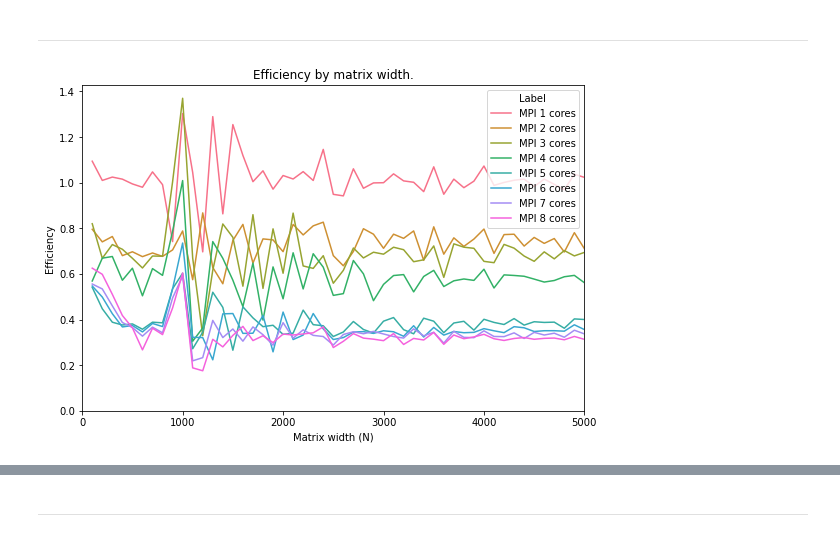
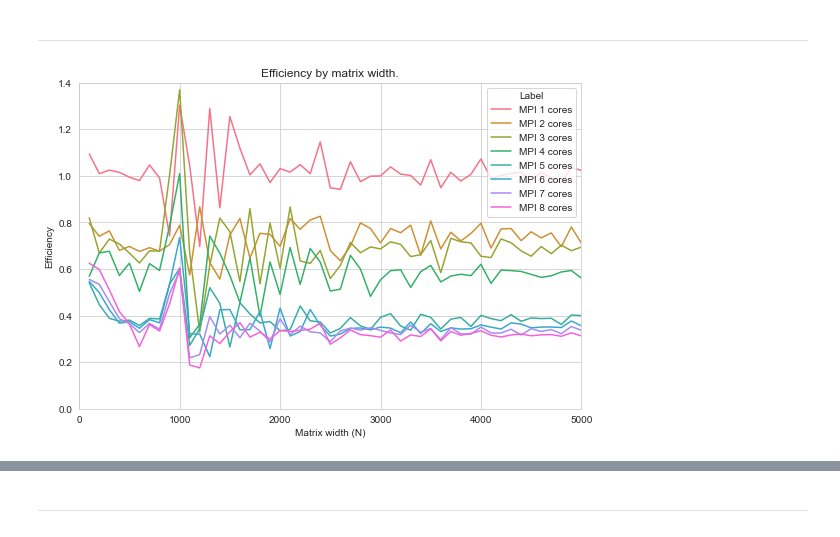
Before and after one commit to JordyAaldering/Parallel-Computing, a Jupyter notebook: Project03/Evaluation/Evaluation.ipynb, the cells around one changed output, grey strips where cells are left out. Saved outputs shown, nothing was run; the diff lists cells and outputs as text; code cells hidden in the pictures.

```diff
--- a/Project03/Evaluation/Evaluation.ipynb
+++ b/Project03/Evaluation/Evaluation.ipynb
@@ -6,2 +4,5 @@ import seaborn as sns
+# %%
+import seaborn as sns
+sns.set_style("whitegrid")
 # %%
 import matplotlib as mpl
@@ -212,20 +216,20 @@ plt.show()
 # %%
 plt.figure(figsize=(9, 6))
 
 ax = sns.lineplot(x="N", y="Efficiency", hue="Label", data=mpi_avg)
 
 ax.set_title("Efficiency by matrix width.")
 ax.set_xlabel("Matrix width (N)")
 ax.set_ylabel("Efficiency")
 
 ax.set_xlim(0, 5000)
-ax.set_ylim(bottom=0)
+ax.set_ylim(0.0, 1.4)
 plt.legend(loc="upper right")
 
 plt.savefig("efficiency-line.png", format="png", bbox_inches="tight")
 plt.show()
 # %% [output]
-[figure, old version]
+[figure, new version]
 # %%
 plt.figure(figsize=(10, 6))
 
```
Also changed, not shown: parts of 9 cells of this notebook.
